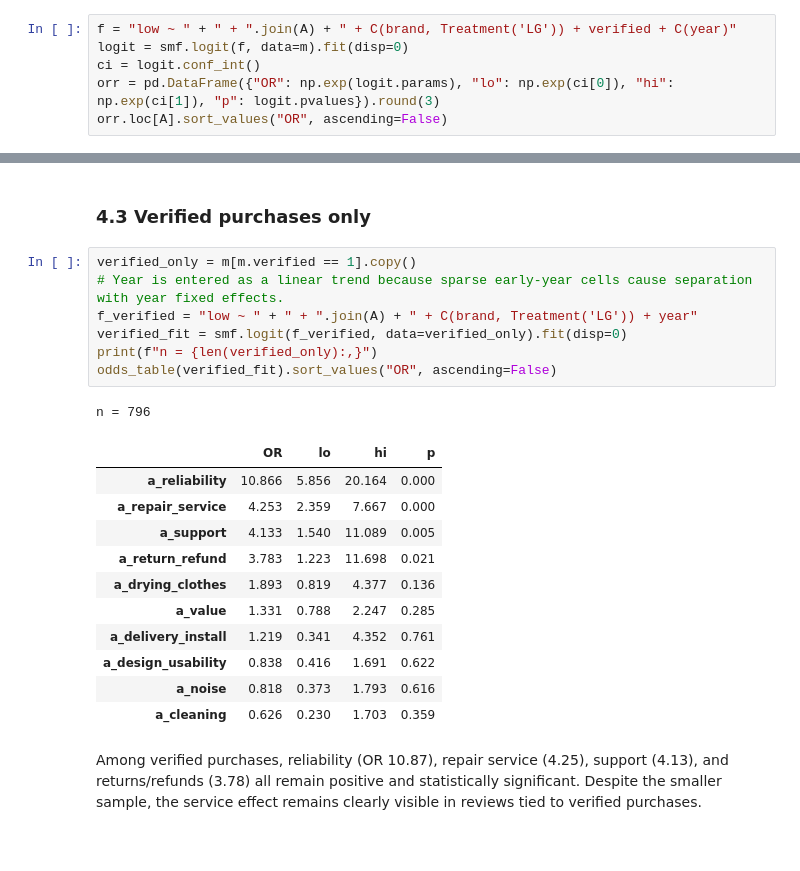
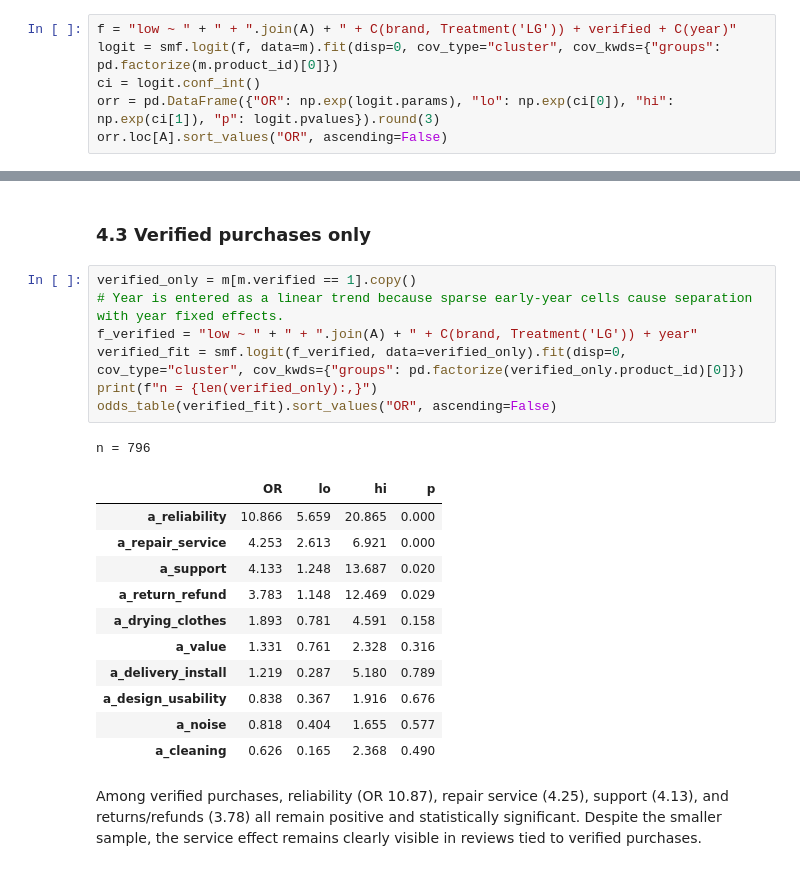
Before and after one commit to mfmatozza/marketing-project, a Jupyter notebook: 03_model_priorities.ipynb, the cells around one changed output, grey strips where cells are left out. Saved outputs shown, nothing was run; the diff lists cells and outputs as text.

```diff
--- a/03_model_priorities.ipynb
+++ b/03_model_priorities.ipynb
@@ -22,7 +21,7 @@ The modelling sample contains 3,737 reviews. Reviews with a three-star rating ar
 ## 1. Logistic regression (all brands)
 # %%
 f = "low ~ " + " + ".join(A) + " + C(brand, Treatment('LG')) + verified + C(year)"
-logit = smf.logit(f, data=m).fit(disp=0)
+logit = smf.logit(f, data=m).fit(disp=0, cov_type="cluster", cov_kwds={"groups": pd.factorize(m.product_id)[0]})
 ci = logit.conf_int()
 orr = pd.DataFrame({"OR": np.exp(logit.params), "lo": np.exp(ci[0]), "hi": np.exp(ci[1]), "p": logit.pvalues}).round(3)
 orr.loc[A].sort_values("OR", ascending=False)
@@ -183,23 +182,23 @@ In the 1,719 reviews from 2016 onwards, reliability (OR 4.58), support (4.11), r
 # %%
 verified_only = m[m.verified == 1].copy()
 # Year is entered as a linear trend because sparse early-year cells cause separation with year fixed effects.
 f_verified = "low ~ " + " + ".join(A) + " + C(brand, Treatment('LG')) + year"
-verified_fit = smf.logit(f_verified, data=verified_only).fit(disp=0)
+verified_fit = smf.logit(f_verified, data=verified_only).fit(disp=0, cov_type="cluster", cov_kwds={"groups": pd.factorize(verified_only.product_id)[0]})
 print(f"n = {len(verified_only):,}")
 odds_table(verified_fit).sort_values("OR", ascending=False)
 # %% [output]
 n = 796
 |  | OR | lo | hi | p |
-| a_reliability | 10.866 | 5.856 | 20.164 | 0.000 |
-| a_repair_service | 4.253 | 2.359 | 7.667 | 0.000 |
-| a_support | 4.133 | 1.540 | 11.089 | 0.005 |
-| a_return_refund | 3.783 | 1.223 | 11.698 | 0.021 |
-| a_drying_clothes | 1.893 | 0.819 | 4.377 | 0.136 |
-| a_value | 1.331 | 0.788 | 2.247 | 0.285 |
-| a_delivery_install | 1.219 | 0.341 | 4.352 | 0.761 |
-| a_design_usability | 0.838 | 0.416 | 1.691 | 0.622 |
-| a_noise | 0.818 | 0.373 | 1.793 | 0.616 |
-| a_cleaning | 0.626 | 0.230 | 1.703 | 0.359 |
+| a_reliability | 10.866 | 5.659 | 20.865 | 0.000 |
+| a_repair_service | 4.253 | 2.613 | 6.921 | 0.000 |
+| a_support | 4.133 | 1.248 | 13.687 | 0.020 |
+| a_return_refund | 3.783 | 1.148 | 12.469 | 0.029 |
+| a_drying_clothes | 1.893 | 0.781 | 4.591 | 0.158 |
+| a_value | 1.331 | 0.761 | 2.328 | 0.316 |
+| a_delivery_install | 1.219 | 0.287 | 5.180 | 0.789 |
+| a_design_usability | 0.838 | 0.367 | 1.916 | 0.676 |
+| a_noise | 0.818 | 0.404 | 1.655 | 0.577 |
+| a_cleaning | 0.626 | 0.165 | 2.368 | 0.490 |
 # %% [markdown]
 Among verified purchases, reliability (OR 10.87), repair service (4.25), support (4.13), and returns/refunds (3.78) all remain positive and statistically significant. Despite the smaller sample, the service effect remains clearly visible in reviews tied to verified purchases.
 # %% [markdown]
```
Also changed, not shown: parts of 9 cells of this notebook, 2 other files.
